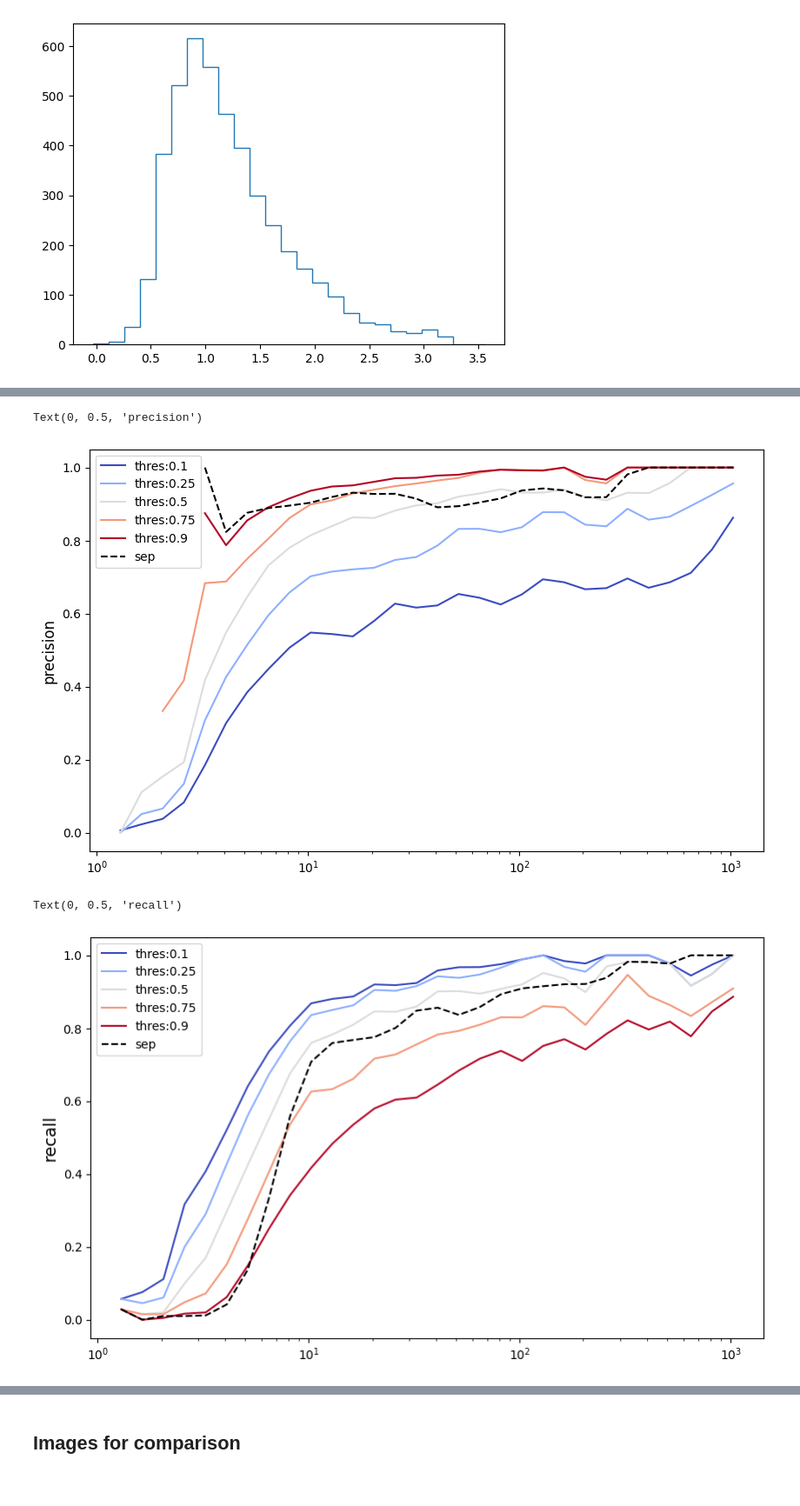
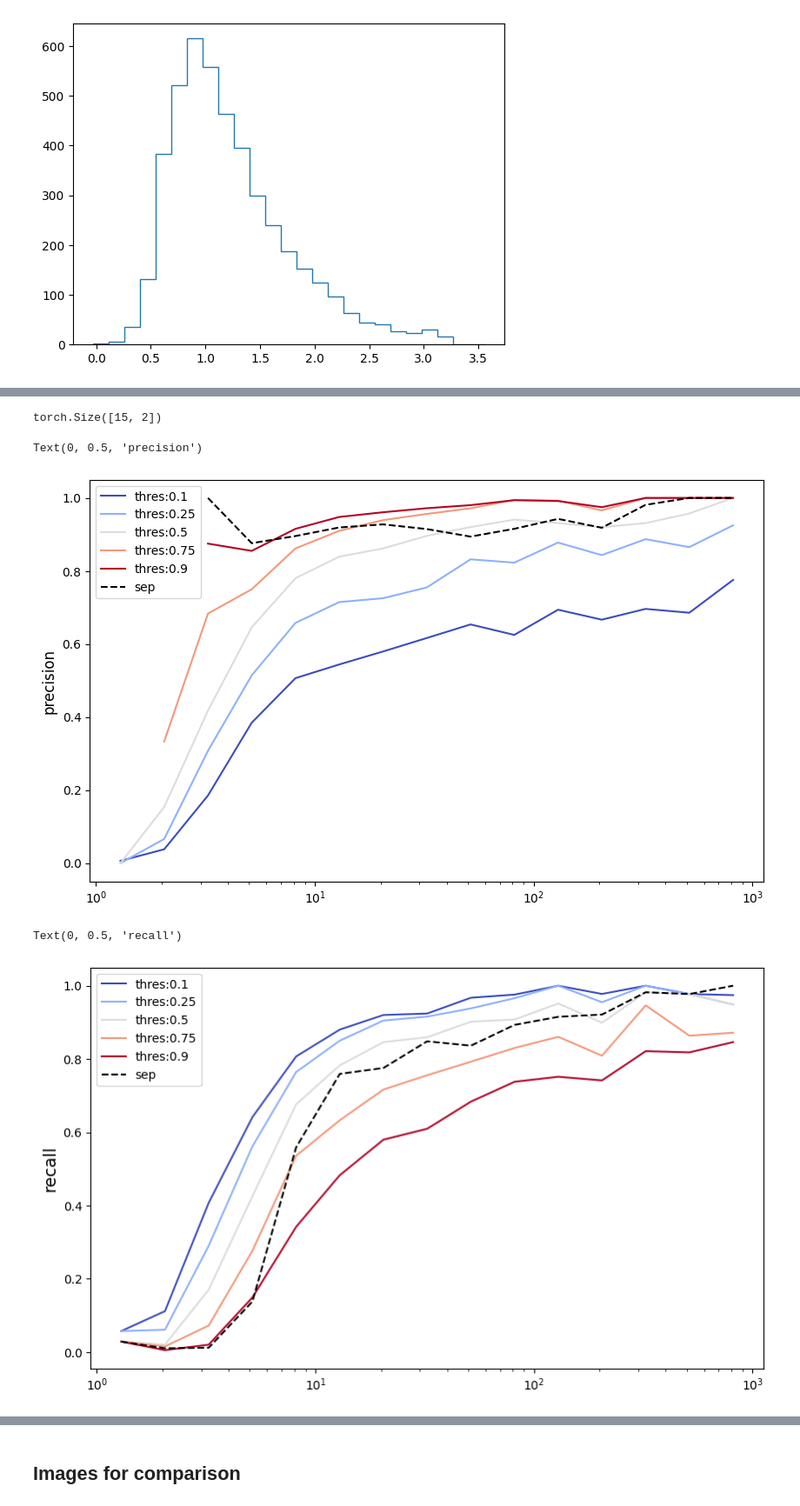
Before and after one commit to ismael-mendoza/bliss, a Jupyter notebook: experiment/notebooks/explore/new-results-detection1.ipynb, the cells around one changed output, grey strips where cells are left out. Shown at 87% size. Cells and saved outputs as stored; diff of their text form; code cells hidden in the pictures.

```diff
--- a/experiment/notebooks/explore/new-results-detection1.ipynb
+++ b/experiment/notebooks/explore/new-results-detection1.ipynb
@@ -154,7 +189,7 @@ true_cat_dict = {p: q for p, q in test_ds_sample.items() if p not in exclude}
 truth = FullCatalog(slen, slen, true_cat_dict)
 # %%
 # get estimated SNR with aperture photometry on target images
-for cat in pred_cats:
+for _, cat in pred_cats.items():
     n_batches = cat.n_sources.shape[0]
     snrs = torch.zeros((n_batches, cat.max_n_sources, 1))
     for ii in range(n_batches):
@@ -250,0 +257,8 @@ torch.Size([20, 2])
+# %%
+# evenly space in logspace
+snr_bins1 = 10 ** torch.arange(0, 3.0, 0.2)
+snr_bins2 = 10 ** torch.arange(0.2, 3.2, 0.2)
+snr_bins = torch.column_stack((snr_bins1, snr_bins2))
+snr_bins.shape
+# %% [output]
+torch.Size([15, 2])
@@ -251,16 +272,15 @@ torch.Size([20, 2])
 # %%
 # now compute for each threshold and plot f1 curves
-f1s = []
-recalls = []
-precisions = []
-for cat in pred_cats:
+thresh_out = {thresh:{} for thresh in pred_cats}
+for tsh, cat in pred_cats.items():
     counts_per_bin = compute_tp_fp_per_bin(truth, cat, 'snr', snr_bins)
 
     precision = counts_per_bin['tp_precision'].sum(axis=-1) / (counts_per_bin['tp_precision'] + counts_per_bin['fp_precision']).sum(axis=-1)
     recall = counts_per_bin['tp_recall'].sum(axis=-1) / counts_per_bin['ntrue'].sum(axis=-1)
     f1 = 2 / (recall**-1 + precision**-1)
 
-    recalls.append(recall)
-    precisions.append(precision)
-    f1s.append(f1)
+
+    thresh_out[tsh]['recall'] = recall
+    thresh_out[tsh]['precision'] = precision
+    thresh_out[tsh]['f1'] = f1
 # %%
@@ -275,14 +294,15 @@ truth.n_sources
 import cycler
 
 snr_middle = snr_bins.mean(axis=-1)
+# snr_middle = snr_bins[:, 1]
 
 color = plt.cm.coolwarm(np.linspace(0, 1, len(thresholds)))
 cycles = cycler.cycler("color", color)
 fig, ax = plt.subplots(1, 1, figsize=(10, 6))
 ax.set_prop_cycle(cycles)
 
-for ii, thres in enumerate(thresholds):
-    ax.plot(snr_middle, precisions[ii], '-', label=f'thres:{thres}')
+for tsh in thresholds:
+    ax.plot(snr_middle, thresh_out[tsh]['precision'], '-', label=f'thres:{tsh}')
 
 
 ax.plot(snr_middle, precision_sep, '--k', label='sep')
@@ -292,30 +312,30 @@ ax.legend()
 ax.set_ylabel("precision", fontsize=12)
 # %% [output]
 Text(0, 0.5, 'precision')
-[figure, old version]
+[figure, new version]
 # %%
 import cycler
 
 snr_middle = snr_bins.mean(axis=-1)
 
 color = plt.cm.coolwarm(np.linspace(0, 1, len(thresholds)))
 cycles = cycler.cycler("color", color)
 fig, ax = plt.subplots(1, 1, figsize=(10, 6))
 ax.set_prop_cycle(cycles)
 
-for ii, thres in enumerate(thresholds):
-    ax.plot(snr_middle, recalls[ii], '-', label=f'thres:{thres}')
+for tsh in thresholds:
+    ax.plot(snr_middle, thresh_out[tsh]['recall'], '-', label=f'thres:{tsh}')
 
 
 ax.plot(snr_middle, recall_sep, '--k', label='sep')
 ax.legend()
 
 ax.set_xscale('log')
 
 ax.set_ylabel("recall", fontsize=14)
 # %% [output]
 Text(0, 0.5, 'recall')
-[figure, old version]
+[figure, new version]
 # %%
 import cycler
 
```
Also changed, not shown: parts of 19 cells of this notebook.
